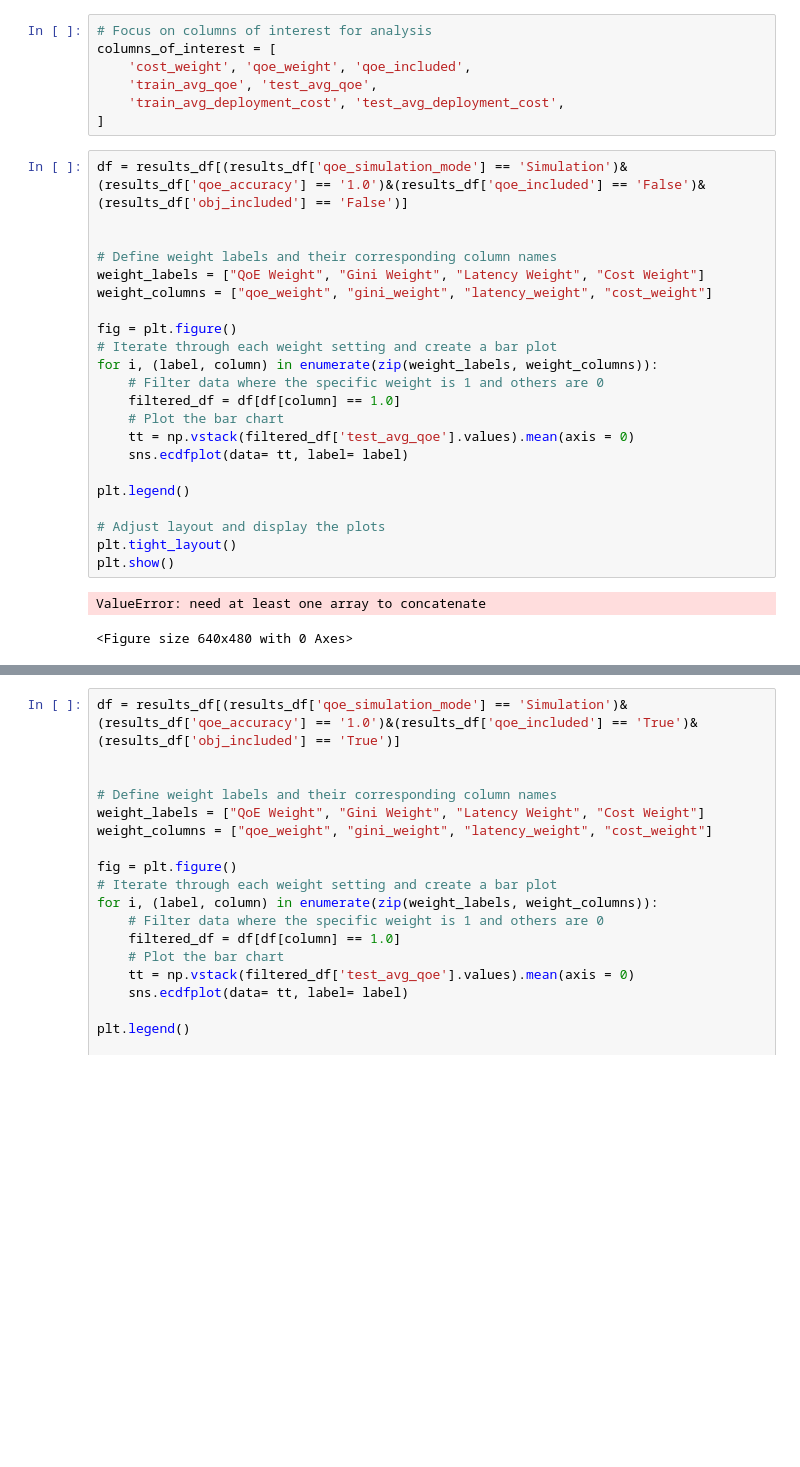
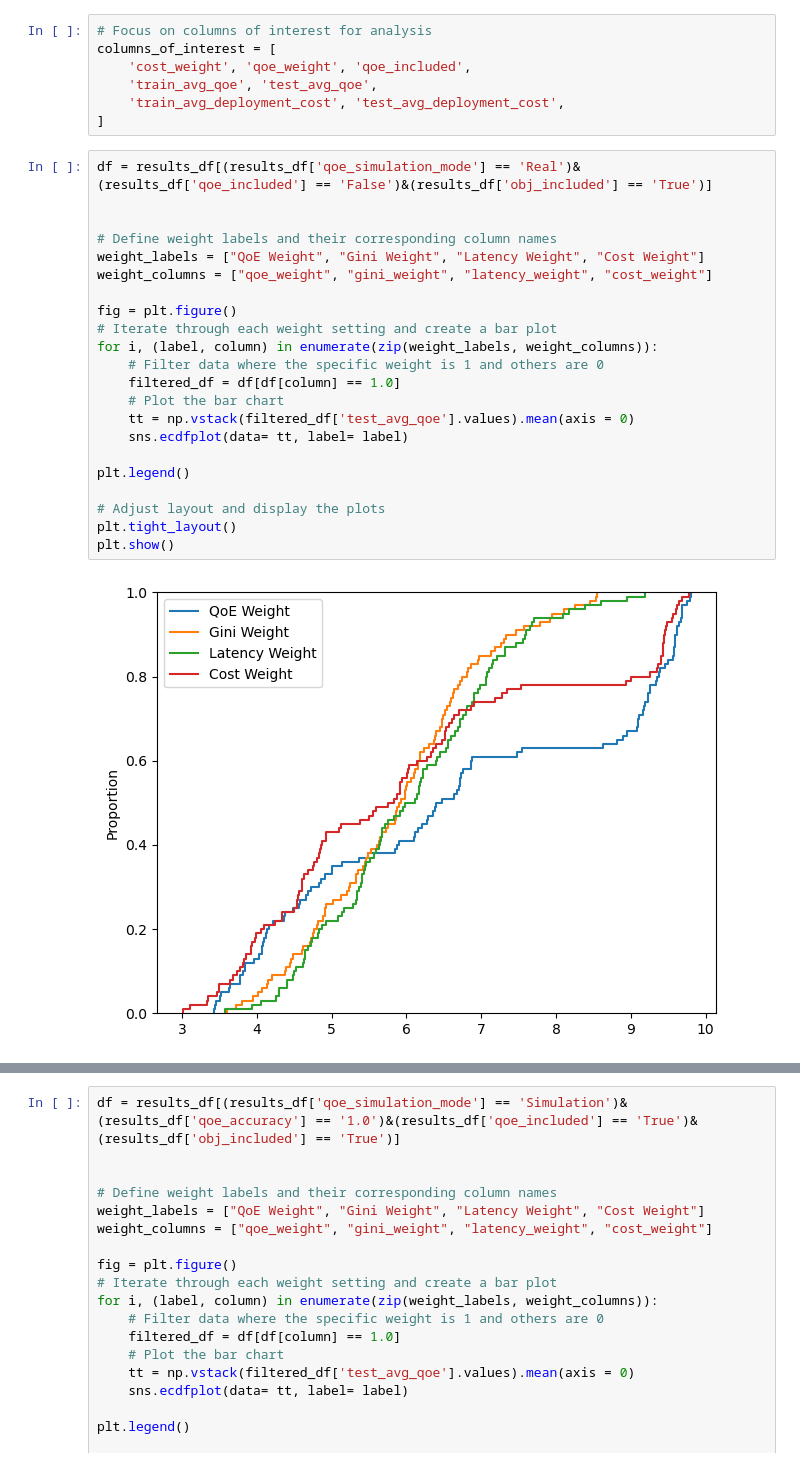
Before and after one commit to mj-sam/Gym_QoE_initial, a Jupyter notebook: MetricsPlot_Analyze_results_Latency_balanced.ipynb, the cells around one changed output, grey strips where cells are left out. Cells and saved outputs as stored; diff of their text form; blank space fills up the shorter version.

```diff
--- a/MetricsPlot_Analyze_results_Latency_balanced.ipynb
+++ b/MetricsPlot_Analyze_results_Latency_balanced.ipynb
@@ -105,27 +105,26 @@ columns_of_interest = [
     'train_avg_deployment_cost', 'test_avg_deployment_cost',
 ]
 # %%
-df = results_df[(results_df['qoe_simulation_mode'] == 'Simulation')&(results_df['qoe_accuracy'] == '1.0')&(results_df['qoe_included'] == 'False')&(results_df['obj_included'] == 'False')]
+df = results_df[(results_df['qoe_simulation_mode'] == 'Real')&(results_df['qoe_included'] == 'False')&(results_df['obj_included'] == 'True')]
 
 
 # Define weight labels and their corresponding column names
 weight_labels = ["QoE Weight", "Gini Weight", "Latency Weight", "Cost Weight"]
 weight_columns = ["qoe_weight", "gini_weight", "latency_weight", "cost_weight"]
 
 fig = plt.figure()
 # Iterate through each weight setting and create a bar plot
 for i, (label, column) in enumerate(zip(weight_labels, weight_columns)):
     # Filter data where the specific weight is 1 and others are 0
     filtered_df = df[df[column] == 1.0]
     # Plot the bar chart
     tt = np.vstack(filtered_df['test_avg_qoe'].values).mean(axis = 0)
     sns.ecdfplot(data= tt, label= label)
 
 plt.legend()
 
 # Adjust layout and display the plots
 plt.tight_layout()
 plt.show()
 # %% [output]
-ValueError: need at least one array to concatenate
-<Figure size 640x480 with 0 Axes>
+[figure, added]
```
Also changed, not shown: parts of 2 cells of this notebook, 3 other files.
